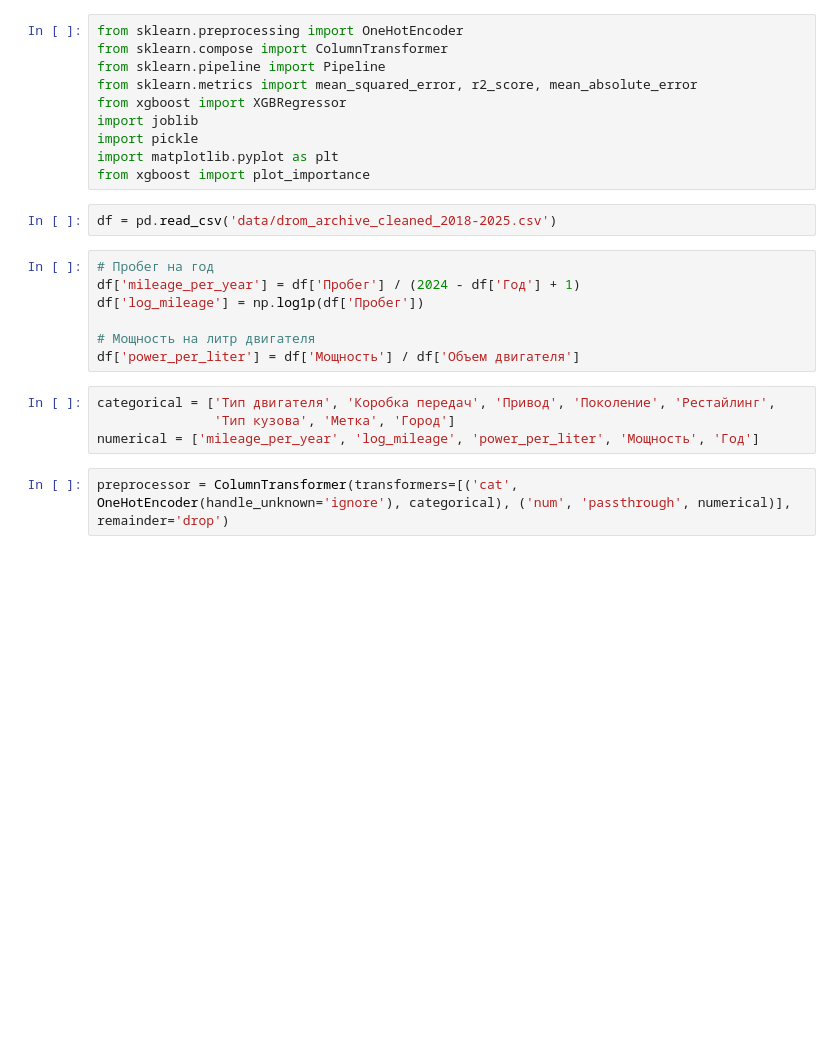
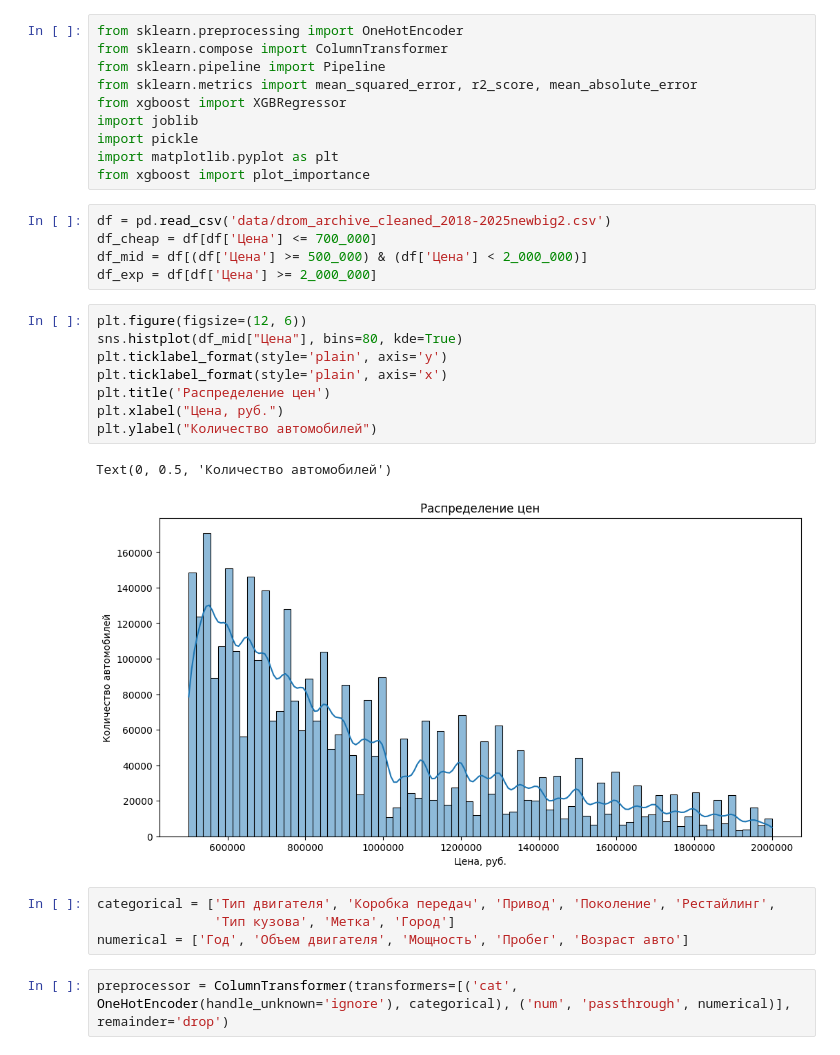
Before and after one commit to Tofuress/cars_regression, a Jupyter notebook: xgb_test.ipynb, the cells around one changed output. Saved outputs shown, nothing was run; the diff lists cells and outputs as text; blank space fills up the shorter version.

```diff
--- a/xgb_test.ipynb
+++ b/xgb_test.ipynb
@@ -12,18 +13,25 @@ import pickle
 import matplotlib.pyplot as plt
 from xgboost import plot_importance
 # %%
-df = pd.read_csv('data/drom_archive_cleaned_2018-2025.csv')
+df = pd.read_csv('data/drom_archive_cleaned_2018-2025newbig2.csv')
+df_cheap = df[df['Цена'] <= 700_000]
+df_mid = df[(df['Цена'] >= 500_000) & (df['Цена'] < 2_000_000)]
+df_exp = df[df['Цена'] >= 2_000_000]
-# %%
-# Пробег на год
-df['mileage_per_year'] = df['Пробег'] / (2024 - df['Год'] + 1)
-df['log_mileage'] = np.log1p(df['Пробег'])
-
-# Мощность на литр двигателя
-df['power_per_liter'] = df['Мощность'] / df['Объем двигателя']
+# %%
+plt.figure(figsize=(12, 6))
+sns.histplot(df_mid["Цена"], bins=80, kde=True)
+plt.ticklabel_format(style='plain', axis='y')
+plt.ticklabel_format(style='plain', axis='x')
+plt.title('Распределение цен')
+plt.xlabel("Цена, руб.")
+plt.ylabel("Количество автомобилей")
+# %% [output]
+Text(0, 0.5, 'Количество автомобилей')
+[figure, added]
 # %%
 categorical = ['Тип двигателя', 'Коробка передач', 'Привод', 'Поколение', 'Рестайлинг',
                'Тип кузова', 'Метка', 'Город']
-numerical = ['mileage_per_year', 'log_mileage', 'power_per_liter', 'Мощность', 'Год']
+numerical = ['Год', 'Объем двигателя', 'Мощность', 'Пробег', 'Возраст авто']
 # %%
 preprocessor = ColumnTransformer(transformers=[('cat', OneHotEncoder(handle_unknown='ignore'), categorical), ('num', 'passthrough', numerical)], remainder='drop')
 # %%
```
Also changed, not shown: parts of 11 cells of this notebook, 5 other files.
